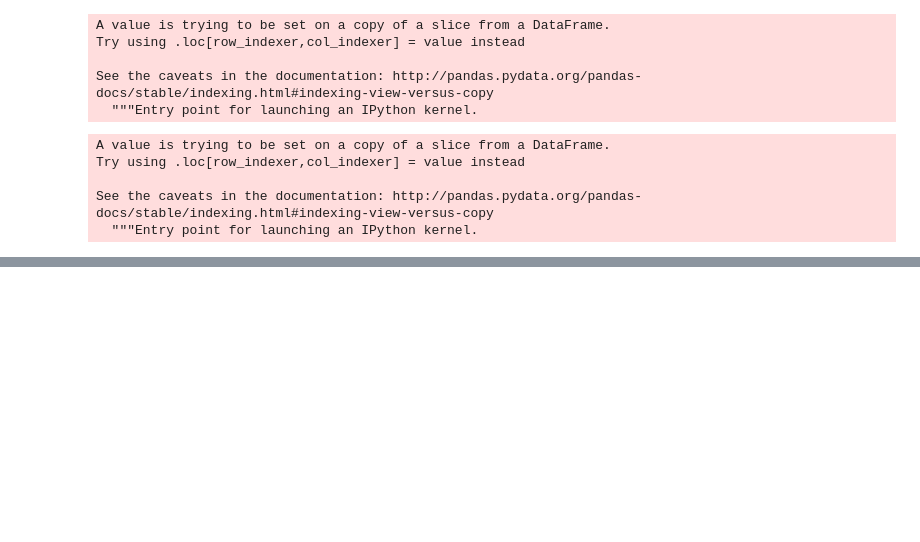
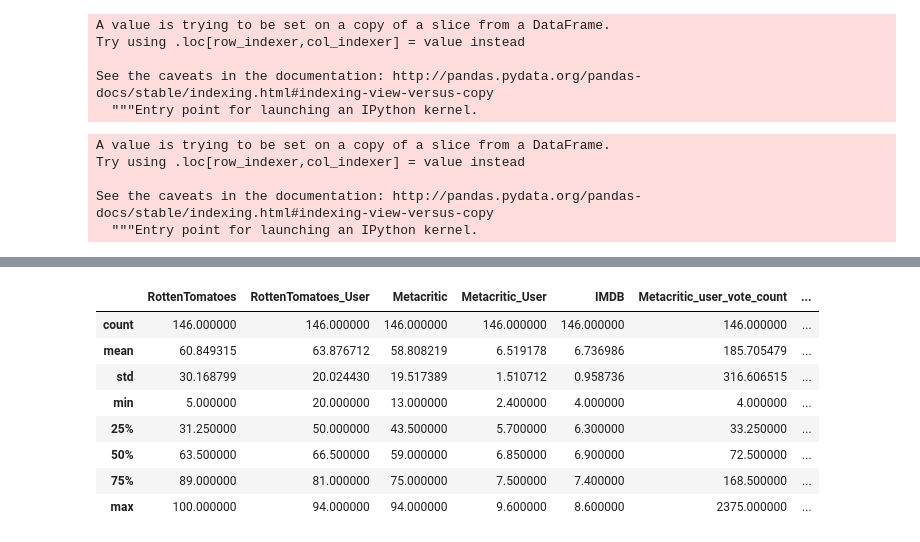
Before and after one commit to Basi10/Fandango-Rating-Data-Analysis, a Jupyter notebook: Fandango-DataAnalysis.ipynb, the cells around one changed output, grey strips where cells are left out. Drawn from its saved outputs; the diff is of its cells as text; code cells hidden in the pictures; blank space fills up the shorter version.

```diff
--- a/Fandango-DataAnalysis.ipynb
+++ b/Fandango-DataAnalysis.ipynb
@@ -147,0 +164,12 @@ sns.countplot(data=fan_reviewed, x='STARS_DIFF',palette='viridis')
+# %%
+all_sites.describe()
+# %% [output]
+|  | RottenTomatoes | RottenTomatoes_User | Metacritic | Metacritic_User | IMDB | Metacritic_user_vote_count | ... |
+| count | 146.000000 | 146.000000 | 146.000000 | 146.000000 | 146.000000 | 146.000000 | ... |
+| mean | 60.849315 | 63.876712 | 58.808219 | 6.519178 | 6.736986 | 185.705479 | ... |
+| std | 30.168799 | 20.024430 | 19.517389 | 1.510712 | 0.958736 | 316.606515 | ... |
+| min | 5.000000 | 20.000000 | 13.000000 | 2.400000 | 4.000000 | 4.000000 | ... |
+| 25% | 31.250000 | 50.000000 | 43.500000 | 5.700000 | 6.300000 | 33.250000 | ... |
+| 50% | 63.500000 | 66.500000 | 59.000000 | 6.850000 | 6.900000 | 72.500000 | ... |
+| 75% | 89.000000 | 81.000000 | 75.000000 | 7.500000 | 7.400000 | 168.500000 | ... |
+| max | 100.000000 | 94.000000 | 94.000000 | 9.600000 | 8.600000 | 2375.000000 | ... |
```
Also changed, not shown: parts of 7 cells of this notebook.
